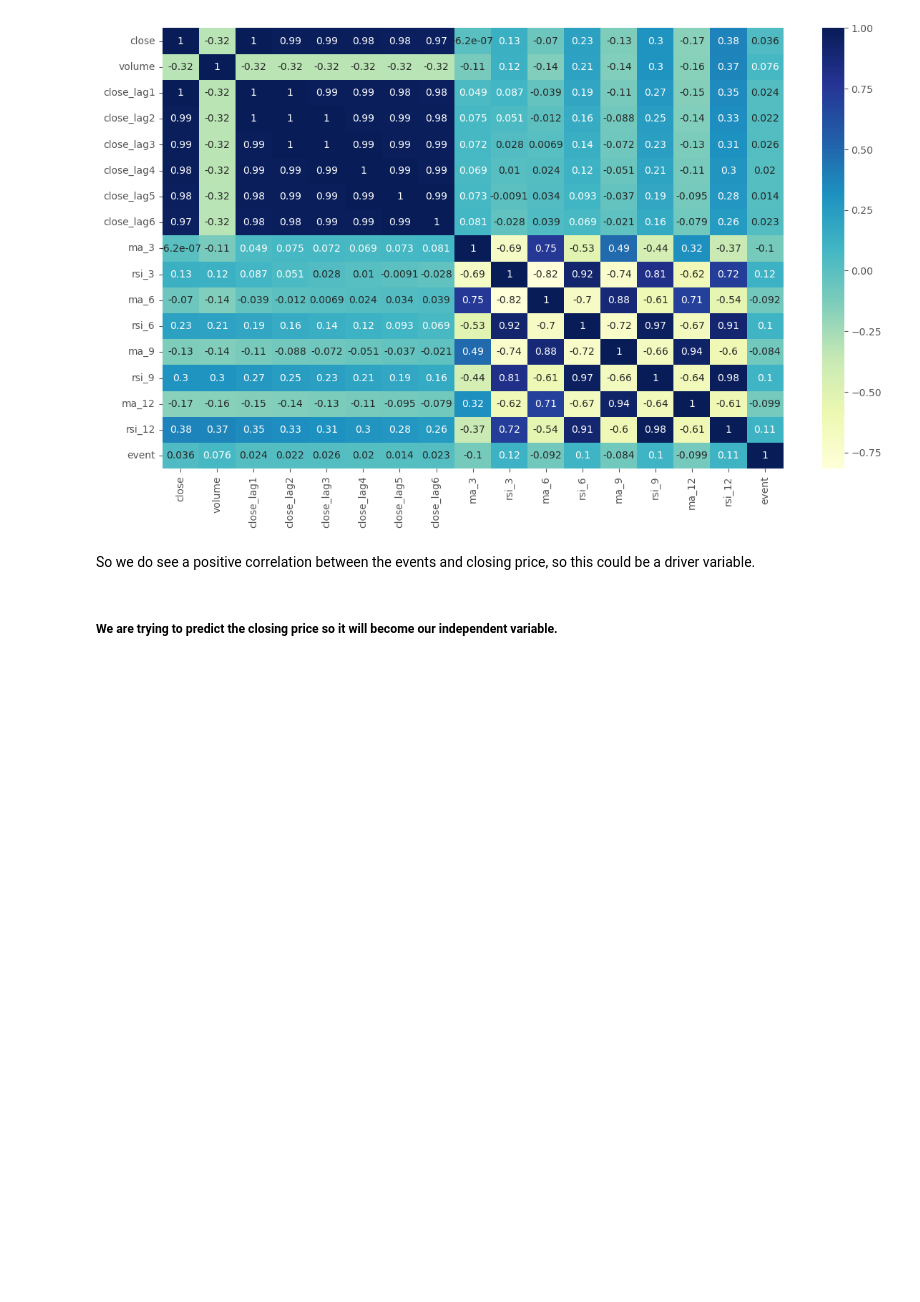
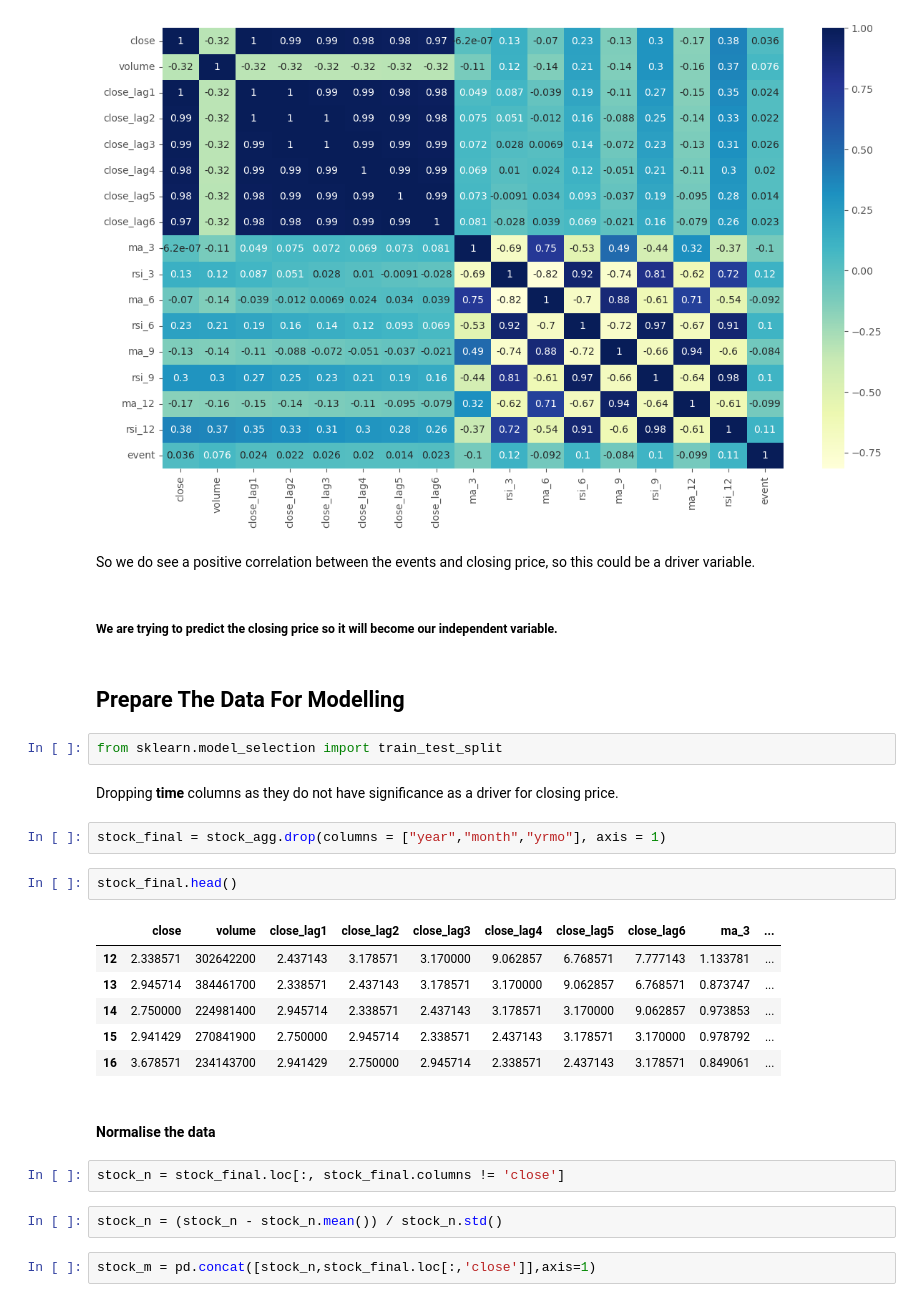
Before and after one commit to mukesh-chevula/Machine-Learning-in-Finance, a Jupyter notebook: Financial Data Understanding, EDA, and Feature Engineering/Main.ipynb, the cells around one changed output. Cells and saved outputs as stored; diff of their text form; blank space fills up the shorter version.

Commit message:
Prepare Data for Modeling

```diff
--- a/Financial Data Understanding, EDA, and Feature Engineering/Main.ipynb
+++ b/Financial Data Understanding, EDA, and Feature Engineering/Main.ipynb
@@ -462,3 +462,28 @@ sbn.heatmap(data=corr, annot=True, cmap="YlGnBu")
 So we do see a positive correlation between the events and closing price, so this could be a driver variable.
 # %% [markdown]
 ##### We are trying to predict the closing price so it will become our independent variable.
+# %% [markdown]
+## Prepare The Data For Modelling
+# %%
+from sklearn.model_selection import train_test_split
+# %% [markdown]
+Dropping **time** columns as they do not have significance as a driver for closing price.
+# %%
+stock_final = stock_agg.drop(columns = ["year","month","yrmo"], axis = 1)
+# %%
+stock_final.head()
+# %% [output]
+|  | close | volume | close_lag1 | close_lag2 | close_lag3 | close_lag4 | close_lag5 | close_lag6 | ma_3 | ... |
+| 12 | 2.338571 | 302642200 | 2.437143 | 3.178571 | 3.170000 | 9.062857 | 6.768571 | 7.777143 | 1.133781 | ... |
+| 13 | 2.945714 | 384461700 | 2.338571 | 2.437143 | 3.178571 | 3.170000 | 9.062857 | 6.768571 | 0.873747 | ... |
+| 14 | 2.750000 | 224981400 | 2.945714 | 2.338571 | 2.437143 | 3.178571 | 3.170000 | 9.062857 | 0.973853 | ... |
+| 15 | 2.941429 | 270841900 | 2.750000 | 2.945714 | 2.338571 | 2.437143 | 3.178571 | 3.170000 | 0.978792 | ... |
+| 16 | 3.678571 | 234143700 | 2.941429 | 2.750000 | 2.945714 | 2.338571 | 2.437143 | 3.178571 | 0.849061 | ... |
+# %% [markdown]
+#### Normalise the data
+# %%
+stock_n = stock_final.loc[:, stock_final.columns != 'close']
+# %%
+stock_n = (stock_n - stock_n.mean()) / stock_n.std()
+# %%
+stock_m = pd.concat([stock_n,stock_final.loc[:,'close']],axis=1)
```
Also changed, not shown: parts of 6 cells of this notebook, 1 other file.
